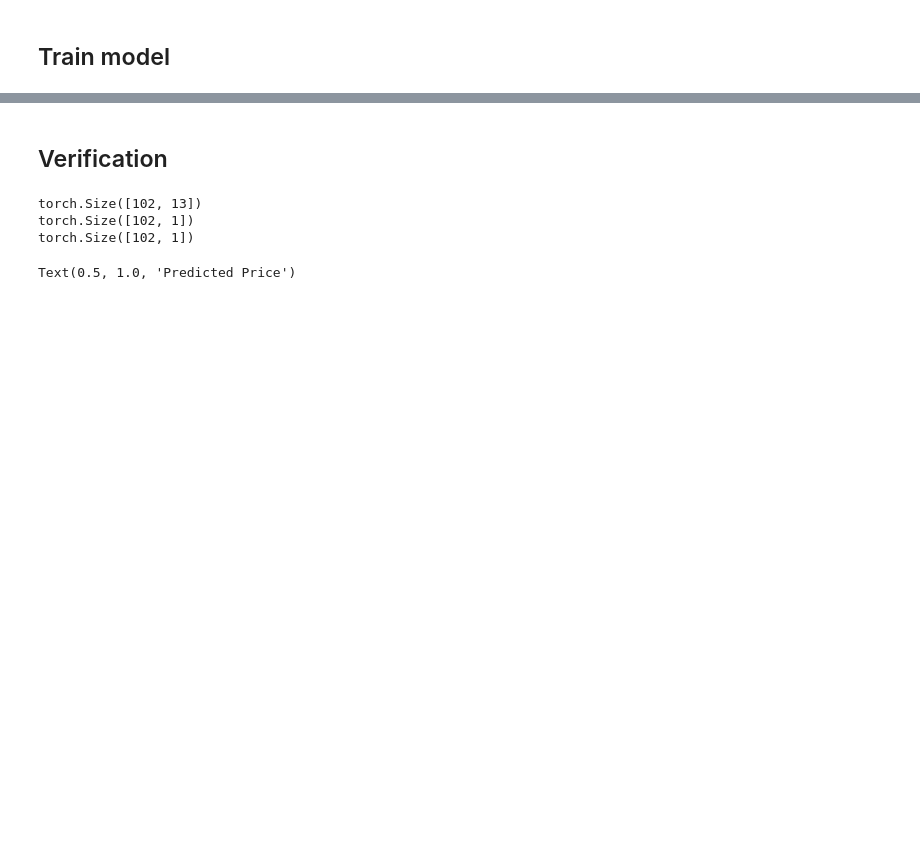
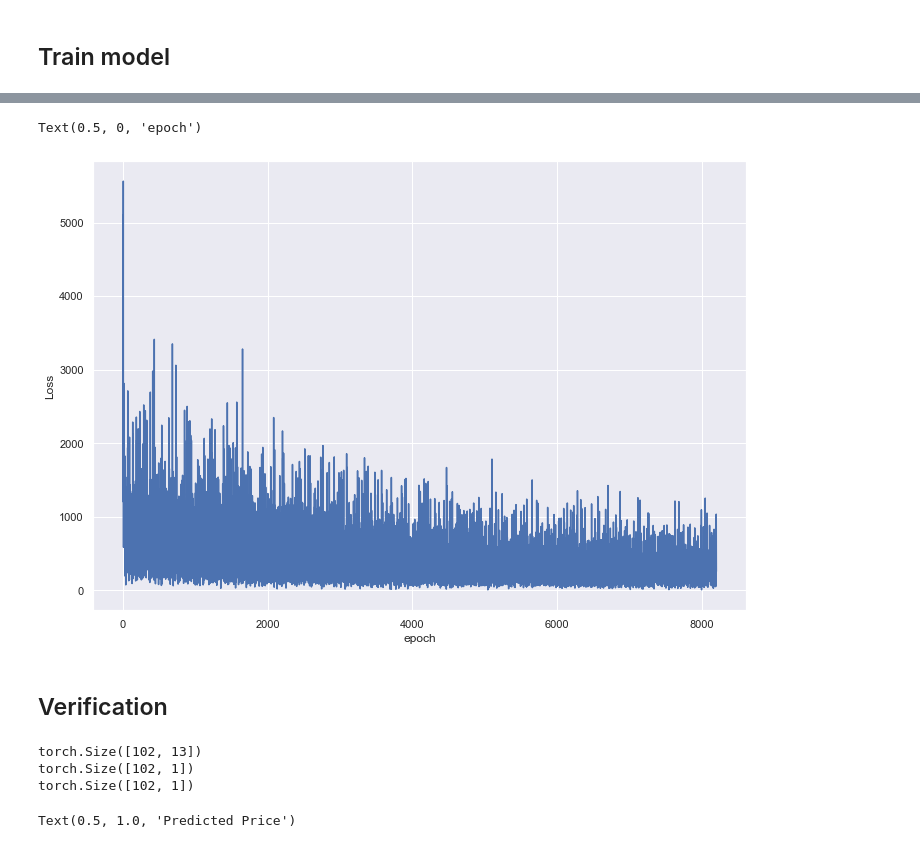
Before and after one commit to ramruntai/python_progamming, a Jupyter notebook: BostonHouse_Price_Prediction_LinearModel.ipynb, the cells around one changed output, grey strips where cells are left out. Drawn from its saved outputs; the diff is of its cells as text; code cells hidden in the pictures; blank space fills up the shorter version.

```diff
--- a/BostonHouse_Price_Prediction_LinearModel.ipynb
+++ b/BostonHouse_Price_Prediction_LinearModel.ipynb
@@ -181,6 +192,8 @@ class BostonModel(nn.Module):
     def forward(self, input):
         return self.lin4(self.relu3(self.lin3(self.relu2(self.lin2(self.relu1(self.lin1(input)))))))
 # %%
+num_epochs = 200
+learning_rate = 0.0001
 model = BostonModel()
 
 criterion = nn.MSELoss(reduction='sum')
@@ -188,14 +201,8 @@ optimizer = torch.optim.RMSprop(model.parameters(), lr=learning_rate)
 # %% [markdown]
 ## Train model
 # %%
-num_epochs = 300
-learning_rate = 0.0001
-size_hidden1 = 100
-size_hidden2 = 50
-size_hidden3 = 10
-size_hidden4 = 1
-
 losses =[]
+index = 0
 for epoch in range(num_epochs):  # loop over the dataset multiple times
     running_loss = 0.0
     for inputs, labels in train_iter:
@@ -207,16 +214,22 @@ for epoch in range(num_epochs):  # loop over the dataset multiple times
         # defining loss
         loss = criterion(outputs, labels)
         losses.append(loss)
+        index +=1
 
         # computing gradients
         loss.backward()
         # accumulating running loss
         running_loss += loss.item()
-        losses.append(running_loss)
+
         # updated weights based on computed gradients
         optimizer.step()
     if epoch % 20 == 0:
         print('Epoch [%d]/[%d] running accumulative loss across all batches: %.3f' %
                   (epoch + 1, num_epochs, running_loss))
     running_loss = 0.0
+
+
+plt.plot(range(index),losses)
+plt.ylabel('Loss')
+plt.xlabel('epoch')
 # %% [output]
@@ -238,3 +246,5 @@ Epoch [281]/[300] running accumulative loss across all batches: 6641.434
+Text(0.5, 0, 'epoch')
+[figure, added]
 # %% [markdown]
 ## Verification
 # %%
```
Also changed, not shown: parts of 6 cells of this notebook.
